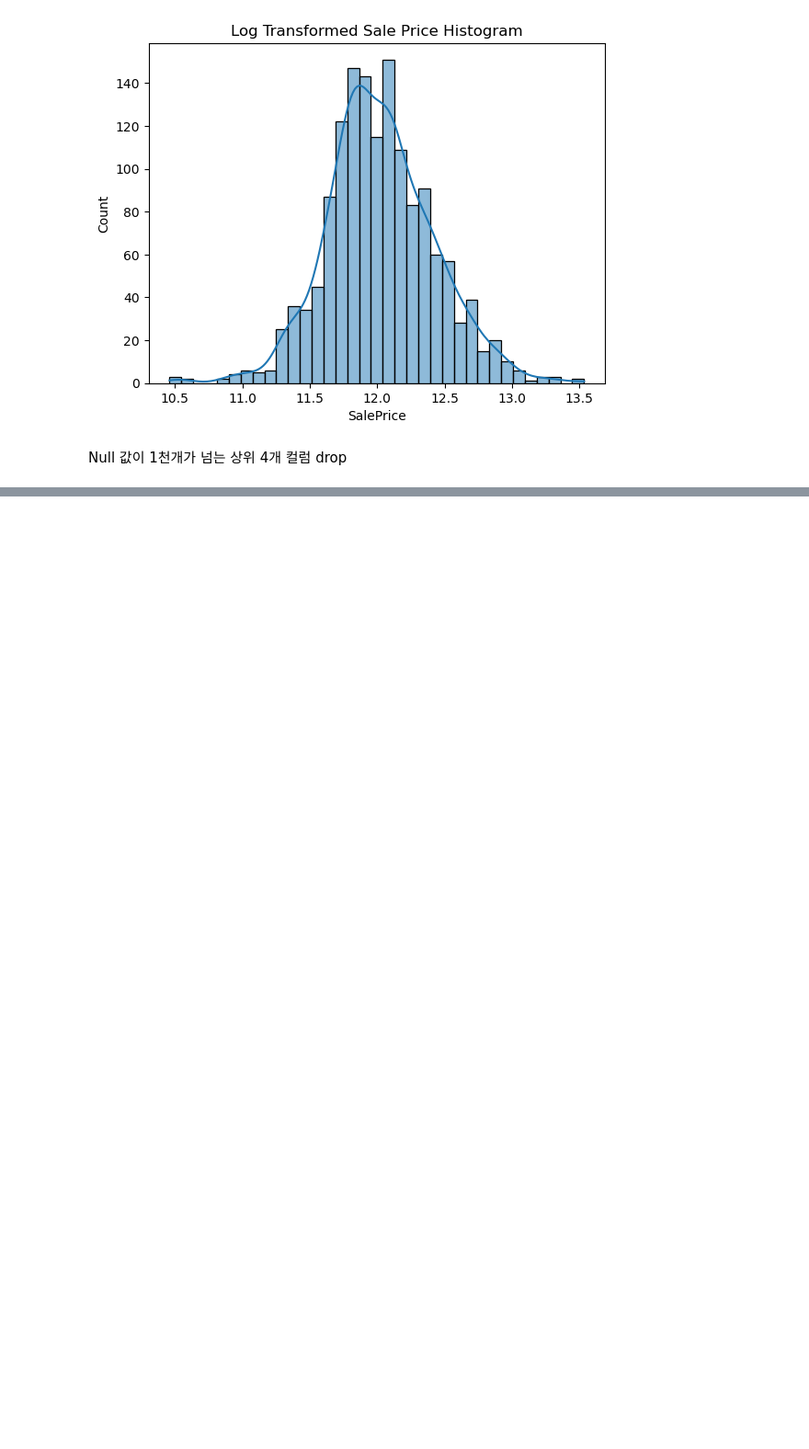
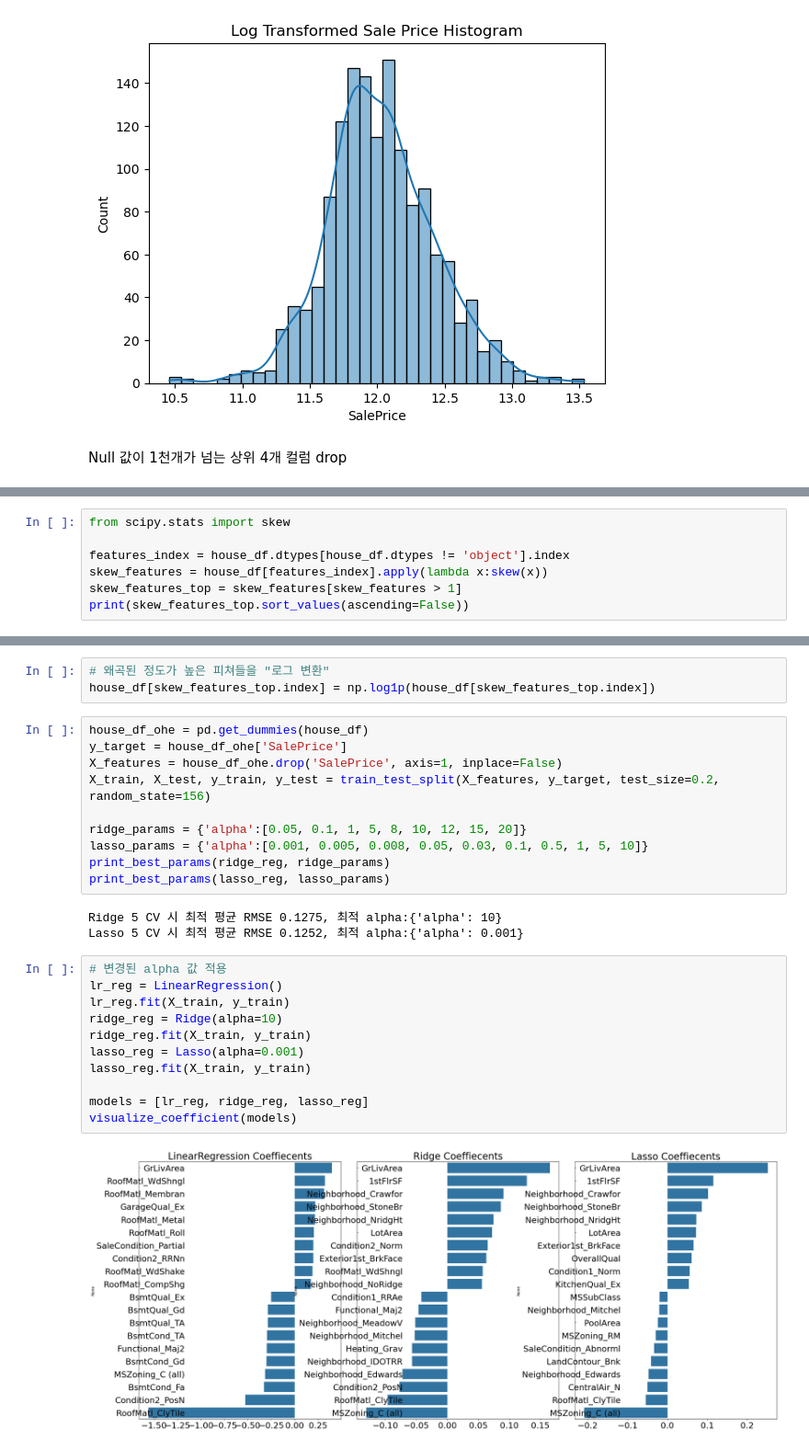
Before and after one commit to KungSeung/Dacon, a Jupyter notebook: house-prices/test.ipynb, the cells around one changed output, grey strips where cells are left out. Shown at 92% size. Cells and saved outputs as stored; diff of their text form; blank space fills up the shorter version.

```diff
--- a/house-prices/test.ipynb
+++ b/house-prices/test.ipynb
@@ -57,0 +233,7 @@ Null 값이 1천개가 넘는 상위 4개 컬럼 drop
+# %%
+from scipy.stats import skew
+
+features_index = house_df.dtypes[house_df.dtypes != 'object'].index
+skew_features = house_df[features_index].apply(lambda x:skew(x))
+skew_features_top = skew_features[skew_features > 1]
+print(skew_features_top.sort_values(ascending=False))
@@ -57,0 +261,29 @@ Null 값이 1천개가 넘는 상위 4개 컬럼 drop
+# %%
+# 왜곡된 정도가 높은 피쳐들을 "로그 변환"
+house_df[skew_features_top.index] = np.log1p(house_df[skew_features_top.index])
+# %%
+house_df_ohe = pd.get_dummies(house_df)
+y_target = house_df_ohe['SalePrice']
+X_features = house_df_ohe.drop('SalePrice', axis=1, inplace=False)
+X_train, X_test, y_train, y_test = train_test_split(X_features, y_target, test_size=0.2, random_state=156)
+
+ridge_params = {'alpha':[0.05, 0.1, 1, 5, 8, 10, 12, 15, 20]}
+lasso_params = {'alpha':[0.001, 0.005, 0.008, 0.05, 0.03, 0.1, 0.5, 1, 5, 10]}
+print_best_params(ridge_reg, ridge_params)
+print_best_params(lasso_reg, lasso_params)
+# %% [output]
+Ridge 5 CV 시 최적 평균 RMSE 0.1275, 최적 alpha:{'alpha': 10}
+Lasso 5 CV 시 최적 평균 RMSE 0.1252, 최적 alpha:{'alpha': 0.001}
+# %%
+# 변경된 alpha 값 적용
+lr_reg = LinearRegression()
+lr_reg.fit(X_train, y_train)
+ridge_reg = Ridge(alpha=10)
+ridge_reg.fit(X_train, y_train)
+lasso_reg = Lasso(alpha=0.001)
+lasso_reg.fit(X_train, y_train)
+
+models = [lr_reg, ridge_reg, lasso_reg]
+visualize_coefficient(models)
+# %% [output]
+[figure, added]
```
Also changed, not shown: parts of 24 cells of this notebook.
